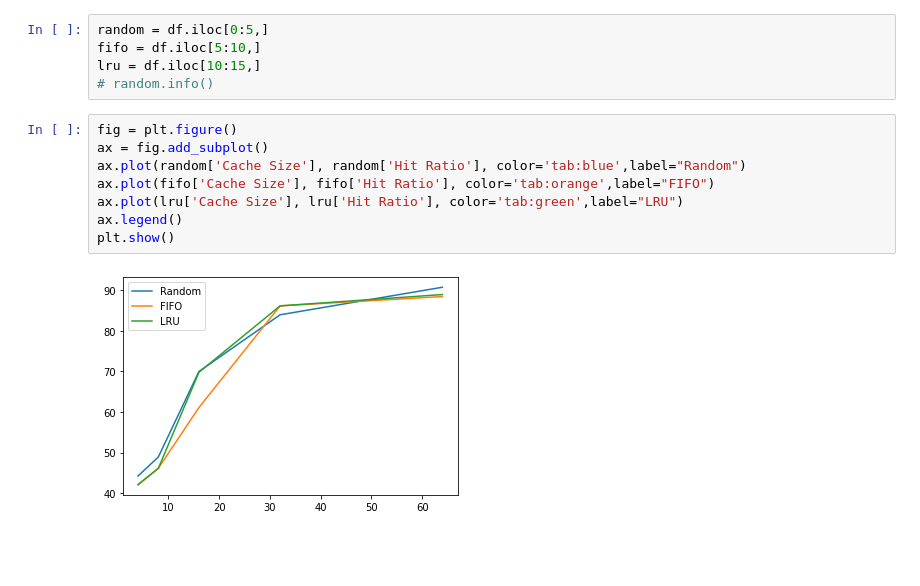
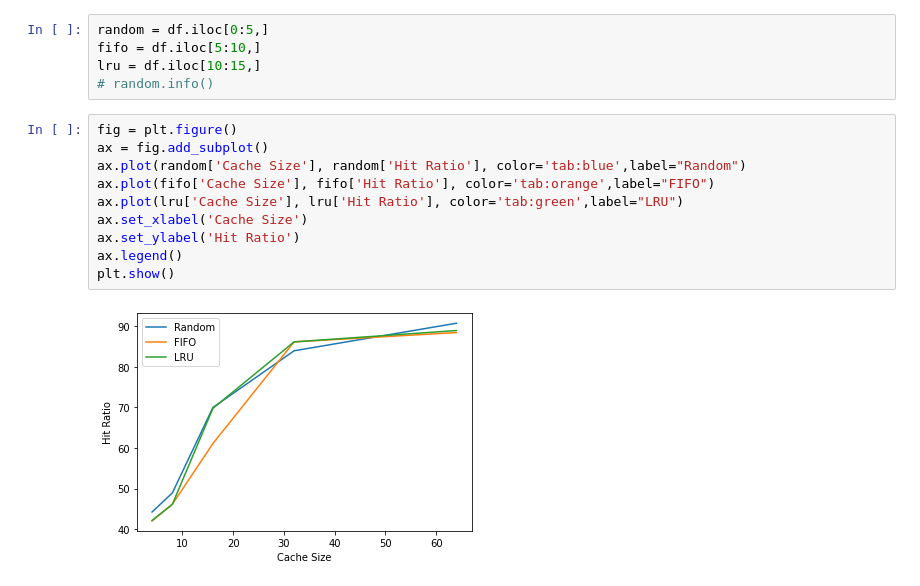
Before and after one commit to anshumanchaurasiavns/Coss_Assignment, a Jupyter notebook: GraphAssoReplAlgo.ipynb, the cells around one changed output. Cells and saved outputs as stored; diff of their text form; blank space fills up the shorter version.

```diff
--- a/GraphAssoReplAlgo.ipynb
+++ b/GraphAssoReplAlgo.ipynb
@@ -29,10 +29,12 @@ lru = df.iloc[10:15,]
 # %%
 fig = plt.figure()
 ax = fig.add_subplot()
 ax.plot(random['Cache Size'], random['Hit Ratio'], color='tab:blue',label="Random")
 ax.plot(fifo['Cache Size'], fifo['Hit Ratio'], color='tab:orange',label="FIFO")
 ax.plot(lru['Cache Size'], lru['Hit Ratio'], color='tab:green',label="LRU")
+ax.set_xlabel('Cache Size')
+ax.set_ylabel('Hit Ratio')
 ax.legend()
 plt.show()
 # %% [output]
-[figure, old version]
+[figure, new version]
```
Also changed, not shown: 7 other files.
